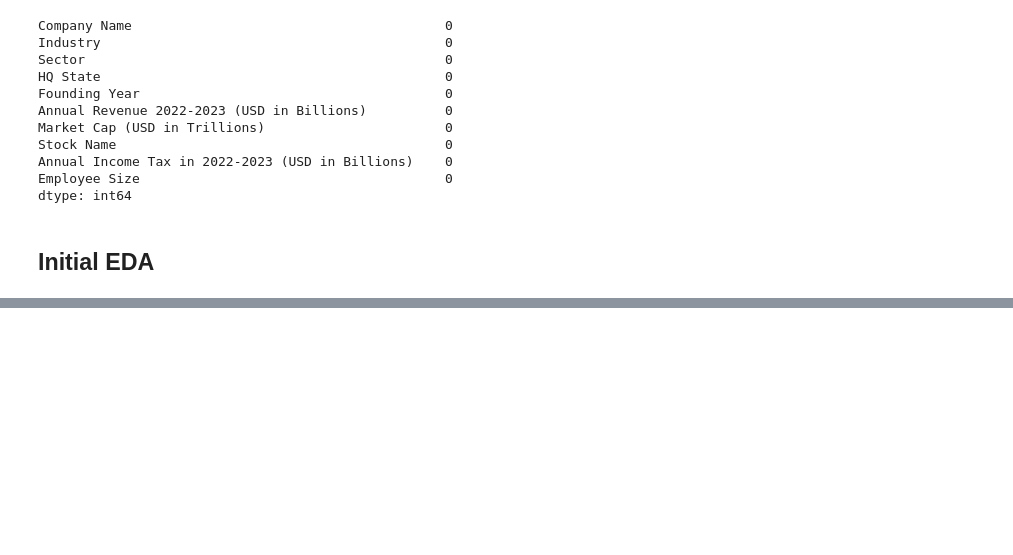
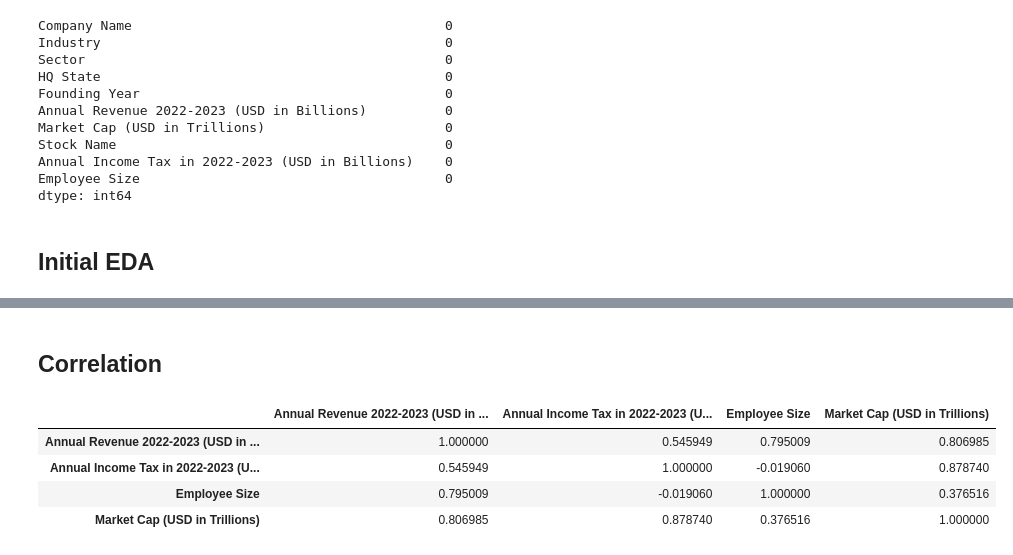
Before and after one commit to Antony-evm/Top-50-US-Companies-EDA, a Jupyter notebook: Top 50 US Tech Companies.ipynb, the cells around one changed output, grey strips where cells are left out. Saved outputs shown, nothing was run; the diff lists cells and outputs as text; code cells hidden in the pictures; blank space fills up the shorter version.

```diff
--- a/Top 50 US Tech Companies.ipynb
+++ b/Top 50 US Tech Companies.ipynb
@@ -189,0 +227,10 @@ df
+# %% [markdown]
+## Correlation
+# %%
+corr
+# %% [output]
+|  | Annual Revenue 2022-2023 (USD in ... | Annual Income Tax in 2022-2023 (U... | Employee Size | Market Cap (USD in Trillions) |
+| Annual Revenue 2022-2023 (USD in ... | 1.000000 | 0.545949 | 0.795009 | 0.806985 |
+| Annual Income Tax in 2022-2023 (U... | 0.545949 | 1.000000 | -0.019060 | 0.878740 |
+| Employee Size | 0.795009 | -0.019060 | 1.000000 | 0.376516 |
+| Market Cap (USD in Trillions) | 0.806985 | 0.878740 | 0.376516 | 1.000000 |
```
Also changed, not shown: parts of 7 cells of this notebook.
